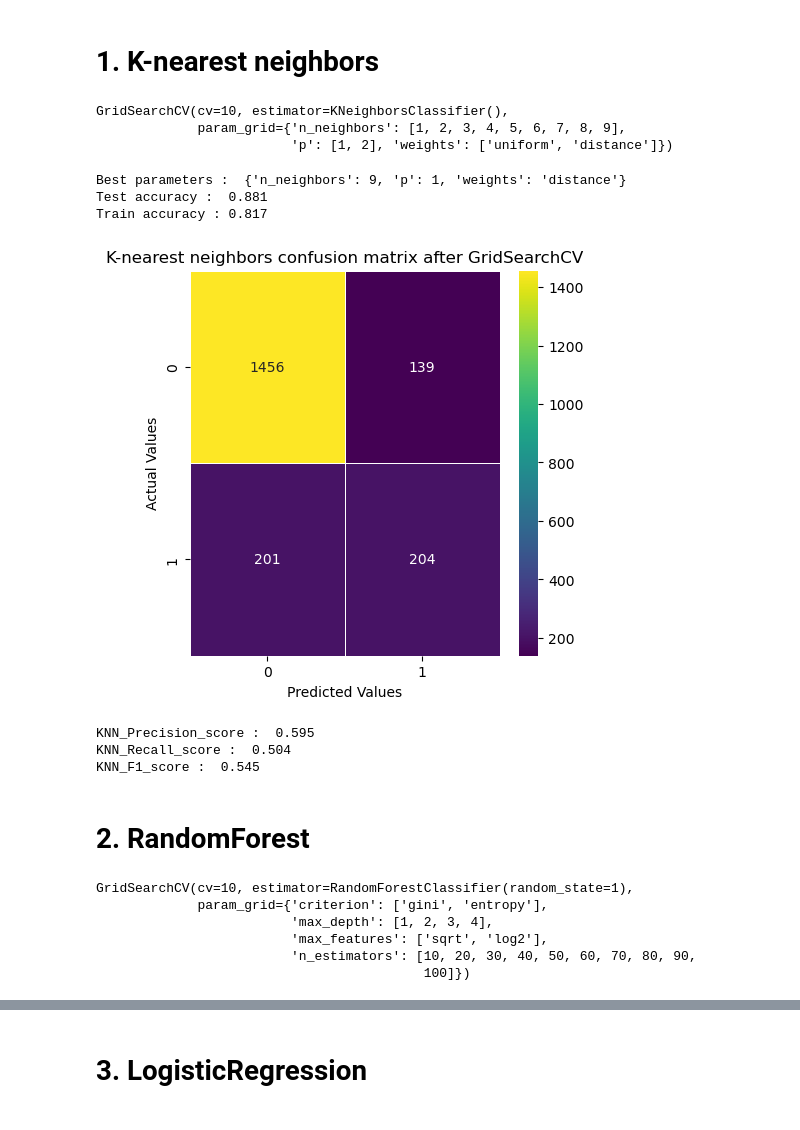
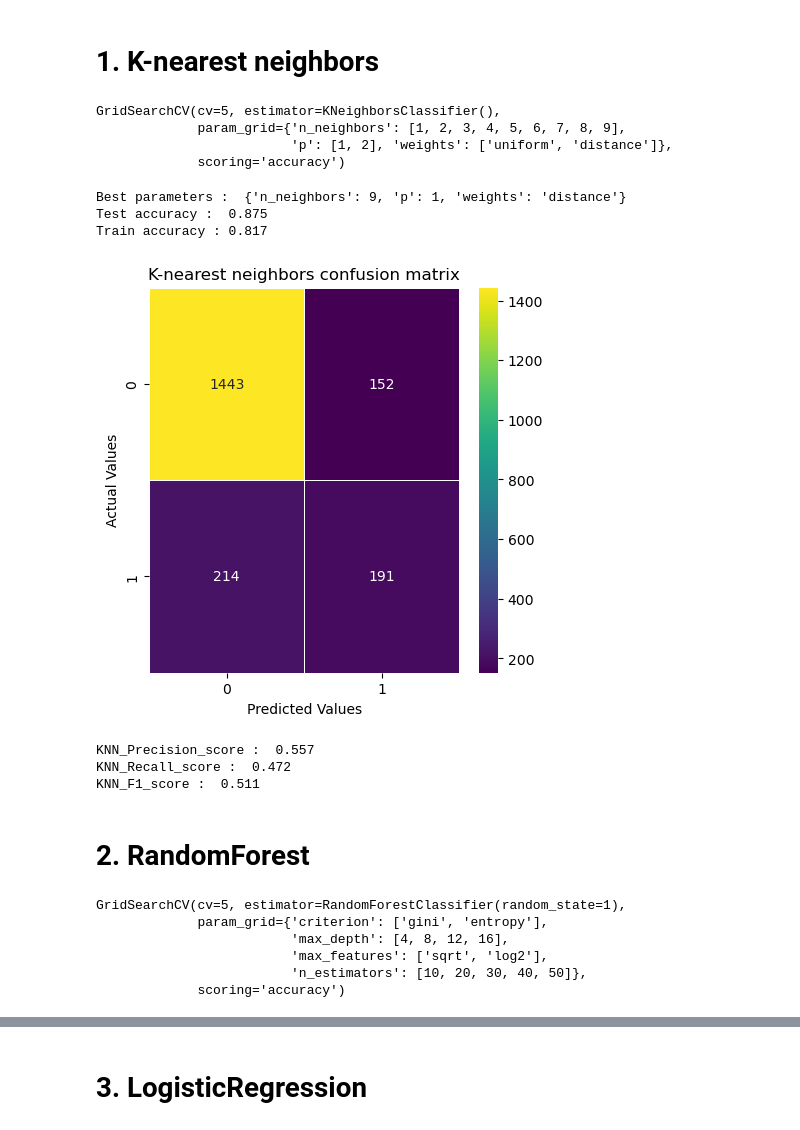
Before and after one commit to phudit5679/SQL, a Jupyter notebook: BankCostumerChurn.ipynb, the cells around one changed output, grey strips where cells are left out. Cells and saved outputs as stored; diff of their text form; code cells hidden in the pictures.

```diff
--- a/BankCostumerChurn.ipynb
+++ b/BankCostumerChurn.ipynb
@@ -247,11 +183,3 @@ data_onehot
 | 9998 | 772 | 42 | 3 | 75075.31 | 2 | 92888.52 | 1 | 0 | ... |
 | 9999 | 792 | 28 | 4 | 130142.79 | 1 | 38190.78 | 0 | 1 | ... |
 10000 rows × 16 columns
-# %%
-data_onehot.rename(columns = {"Geography_France":"France","Geography_Germany":"Germany","Geography_Spain":"Spain",
-                            "Gender_Female":"Female","Gender_Male":"Male",
-                              "NumOfProducts_1":"1_Product","NumOfProducts_2":"2_Product",
-                              "NumOfProducts_3":"3_Product","NumOfProducts_4":"4_Product",
-                            "HasCrCard_0":"HasCrCard_No","HasCrCard_1":"HasCrCard_Yes",
-                            "IsActiveMember_1":"IsActiveMember_Yes","IsActiveMember_2":"IsActiveMember_No"},inplace = True)
-data_onehot
@@ -400,62 +305,63 @@ X_test_scale.head()
 knn_parameters = {
     'n_neighbors': list(range(1,10)),
     'weights': ['uniform', 'distance'],
-    'p': [1, 2]
-}
+    'p': [1, 2]}
 knn = KNeighborsClassifier()
-knn_cv = GridSearchCV(knn, knn_parameters, cv=10)
+knn_cv = GridSearchCV(knn, knn_parameters, cv=5, scoring='accuracy')
 knn_cv.fit(X_train_scale,y_train)
 # %% [output]
-GridSearchCV(cv=10, estimator=KNeighborsClassifier(),
+GridSearchCV(cv=5, estimator=KNeighborsClassifier(),
              param_grid={'n_neighbors': [1, 2, 3, 4, 5, 6, 7, 8, 9],
-                         'p': [1, 2], 'weights': ['uniform', 'distance']})
+                         'p': [1, 2], 'weights': ['uniform', 'distance']},
+             scoring='accuracy')
 # %%
 print("Best parameters : ",knn_cv.best_params_)
 print("Test accuracy :  {:.3f}".format(knn_cv.best_score_))
 print("Train accuracy : {:.3f}".format(knn_cv.score(X_test_scale,y_test)))
 # %% [output]
 Best parameters :  {'n_neighbors': 9, 'p': 1, 'weights': 'distance'}
-Test accuracy :  0.881
+Test accuracy :  0.875
 Train accuracy : 0.817
 # %%
 knn_y_pred = knn_cv.predict(X_test_scale)
-knn_cm = confusion_matrix(y_test, knn_y_pred)
+knn_y_true = y_test
+knn_cm = confusion_matrix(knn_y_true, knn_y_pred)
 
 f, ax =plt.subplots(figsize = (5,5))
 
 sns.heatmap(knn_cm,annot = True, linewidths= 0.5, fmt=".0f", ax=ax, cmap = "viridis")
-plt.title("K-nearest neighbors confusion matrix after GridSearchCV")
+plt.title("K-nearest neighbors confusion matrix")
 plt.xlabel("Predicted Values")
 plt.ylabel("Actual Values")
 plt.show()
 
-print("KNN_Precision_score :  {:.3f}".format(precision_score(y_test,knn_y_pred)))
-print("KNN_Recall_score :  {:.3f}".format(recall_score(y_test,knn_y_pred)))
-print("KNN_F1_score :  {:.3f}".format(f1_score(y_test,knn_y_pred)))
+print("KNN_Precision_score :  {:.3f}".format(precision_score(knn_y_true,knn_y_pred)))
+print("KNN_Recall_score :  {:.3f}".format(recall_score(knn_y_true,knn_y_pred)))
+print("KNN_F1_score :  {:.3f}".format(f1_score(knn_y_true,knn_y_pred)))
 # %% [output]
-[figure, old version]
+[figure, new version]
-KNN_Precision_score :  0.595
-KNN_Recall_score :  0.504
-KNN_F1_score :  0.545
+KNN_Precision_score :  0.557
+KNN_Recall_score :  0.472
+KNN_F1_score :  0.511
 # %% [markdown]
 # 2. RandomForest
 # %%
-param_grid = {
-    'n_estimators': [10,20,30,40,50,60,70,80,90,100],
+forest_parameters = {
+    'n_estimators': [10,20,30,40,50],
     'max_features': ['sqrt', 'log2'],
-    'max_depth' : list(range(1,5)),
+    'max_depth' : [4,8,12,16],
     'criterion' :['gini', 'entropy']
 }
-forest_cv = RandomForestClassifier(random_state = 1)
-forest_cv = GridSearchCV(estimator=forest_cv, param_grid=param_grid, cv= 10)
+forest_cv = RandomForestClassifier(random_state=1)
+forest_cv = GridSearchCV(forest_cv, forest_parameters, cv= 5, scoring='accuracy')
 forest_cv.fit(X_train_scale, y_train)
 # %% [output]
-GridSearchCV(cv=10, estimator=RandomForestClassifier(random_state=1),
+GridSearchCV(cv=5, estimator=RandomForestClassifier(random_state=1),
              param_grid={'criterion': ['gini', 'entropy'],
-                         'max_depth': [1, 2, 3, 4],
+                         'max_depth': [4, 8, 12, 16],
                          'max_features': ['sqrt', 'log2'],
-                         'n_estimators': [10, 20, 30, 40, 50, 60, 70, 80, 90,
-                                          100]})
+                         'n_estimators': [10, 20, 30, 40, 50]},
+             scoring='accuracy')
 # %%
 print("Best parameters : ",forest_cv.best_params_)
 print("Test accuracy :  {:.3f}".format(forest_cv.best_score_))
```
Also changed, not shown: parts of 36 cells of this notebook.
